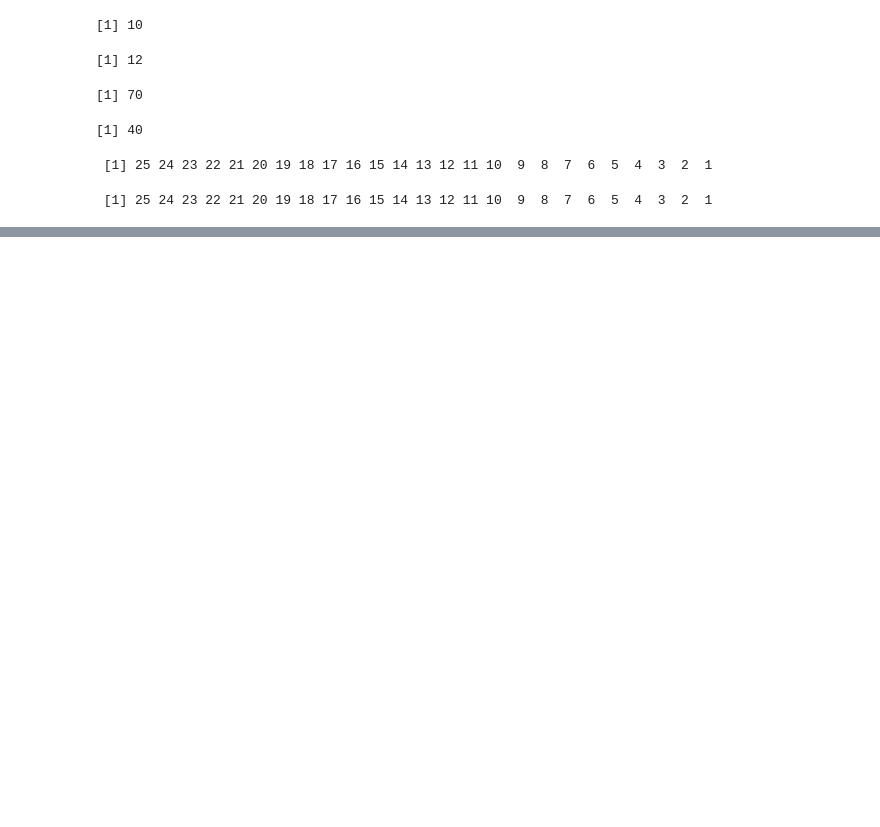
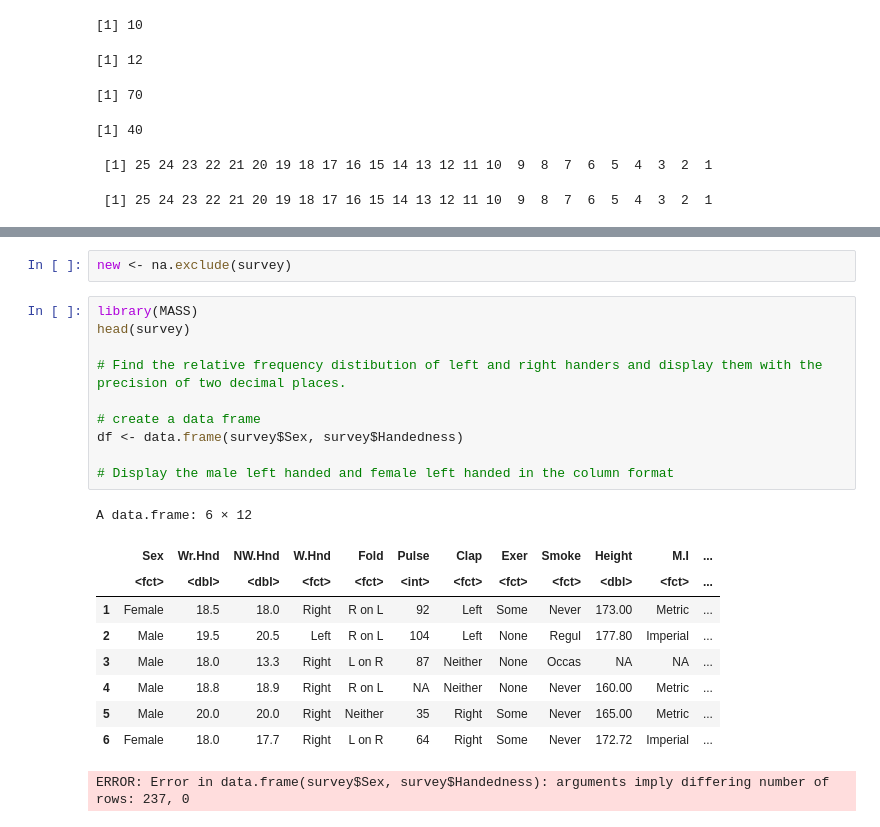
Before and after one commit to 4bdul4ziz/Jupyter-Lab, a Jupyter notebook: RNotebook.ipynb, the cells around one changed output, grey strips where cells are left out. Drawn from its saved outputs; the diff is of its cells as text; blank space fills up the shorter version.

```diff
--- a/RNotebook.ipynb
+++ b/RNotebook.ipynb
@@ -222,0 +254,23 @@ rev(mat2)
+# %%
+new <- na.exclude(survey)
+# %%
+library(MASS)
+head(survey)
+
+# Find the relative frequency distibution of left and right handers and display them with the precision of two decimal places.
+
+# create a data frame
+df <- data.frame(survey$Sex, survey$Handedness)
+
+# Display the male left handed and female left handed in the column format
+# %% [output]
+A data.frame: 6 × 12
+|  | Sex | Wr.Hnd | NW.Hnd | W.Hnd | Fold | Pulse | Clap | Exer | Smoke | Height | M.I | ... |
+|  | <fct> | <dbl> | <dbl> | <fct> | <fct> | <int> | <fct> | <fct> | <fct> | <dbl> | <fct> | ... |
+| 1 | Female | 18.5 | 18.0 | Right | R on L | 92 | Left | Some | Never | 173.00 | Metric | ... |
+| 2 | Male | 19.5 | 20.5 | Left | R on L | 104 | Left | None | Regul | 177.80 | Imperial | ... |
+| 3 | Male | 18.0 | 13.3 | Right | L on R | 87 | Neither | None | Occas | NA | NA | ... |
+| 4 | Male | 18.8 | 18.9 | Right | R on L | NA | Neither | None | Never | 160.00 | Metric | ... |
+| 5 | Male | 20.0 | 20.0 | Right | Neither | 35 | Right | Some | Never | 165.00 | Metric | ... |
+| 6 | Female | 18.0 | 17.7 | Right | L on R | 64 | Right | Some | Never | 172.72 | Imperial | ... |
+ERROR: Error in data.frame(survey$Sex, survey$Handedness): arguments imply differing number of rows: 237, 0
```
Also changed, not shown: parts of 24 cells of this notebook, 47 other files.
